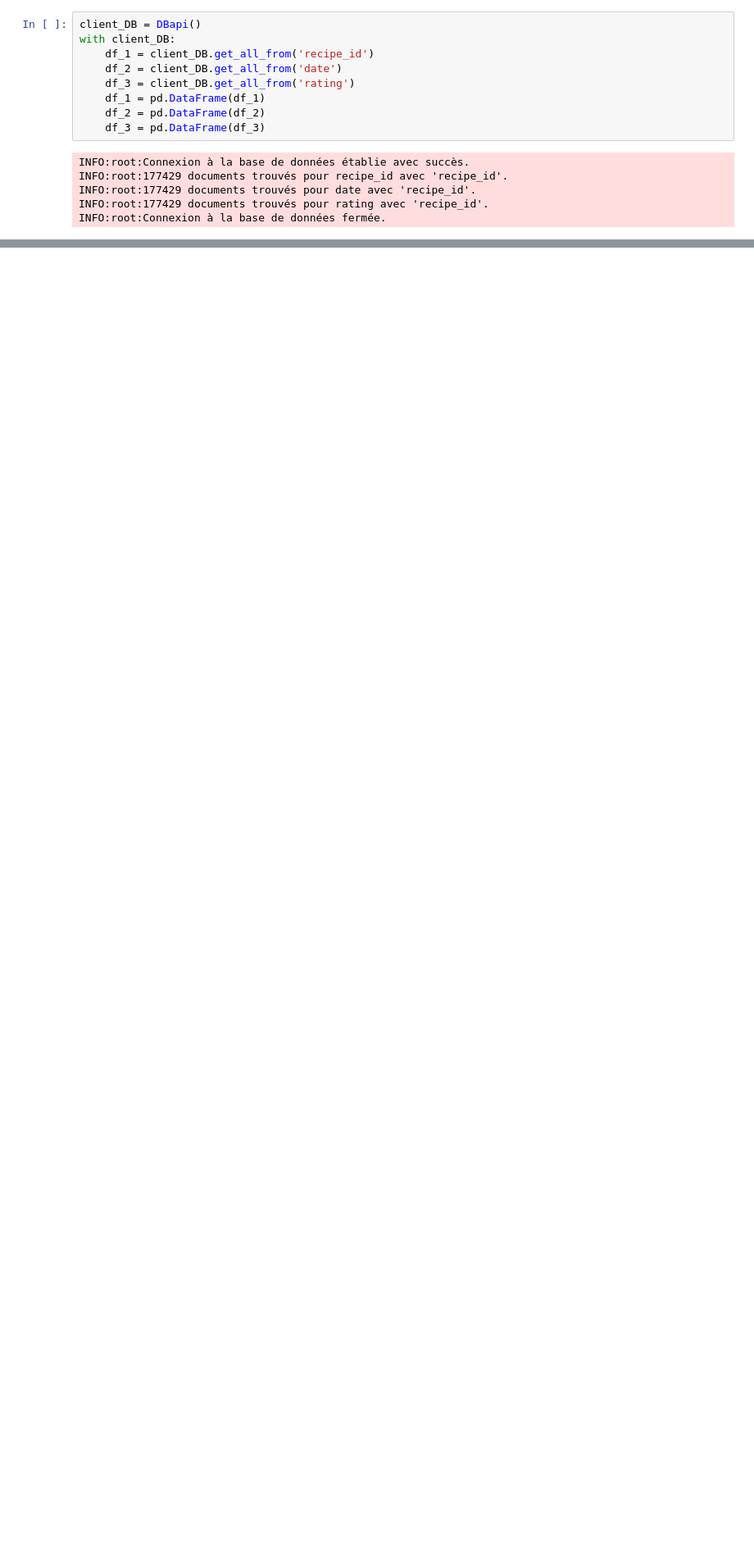
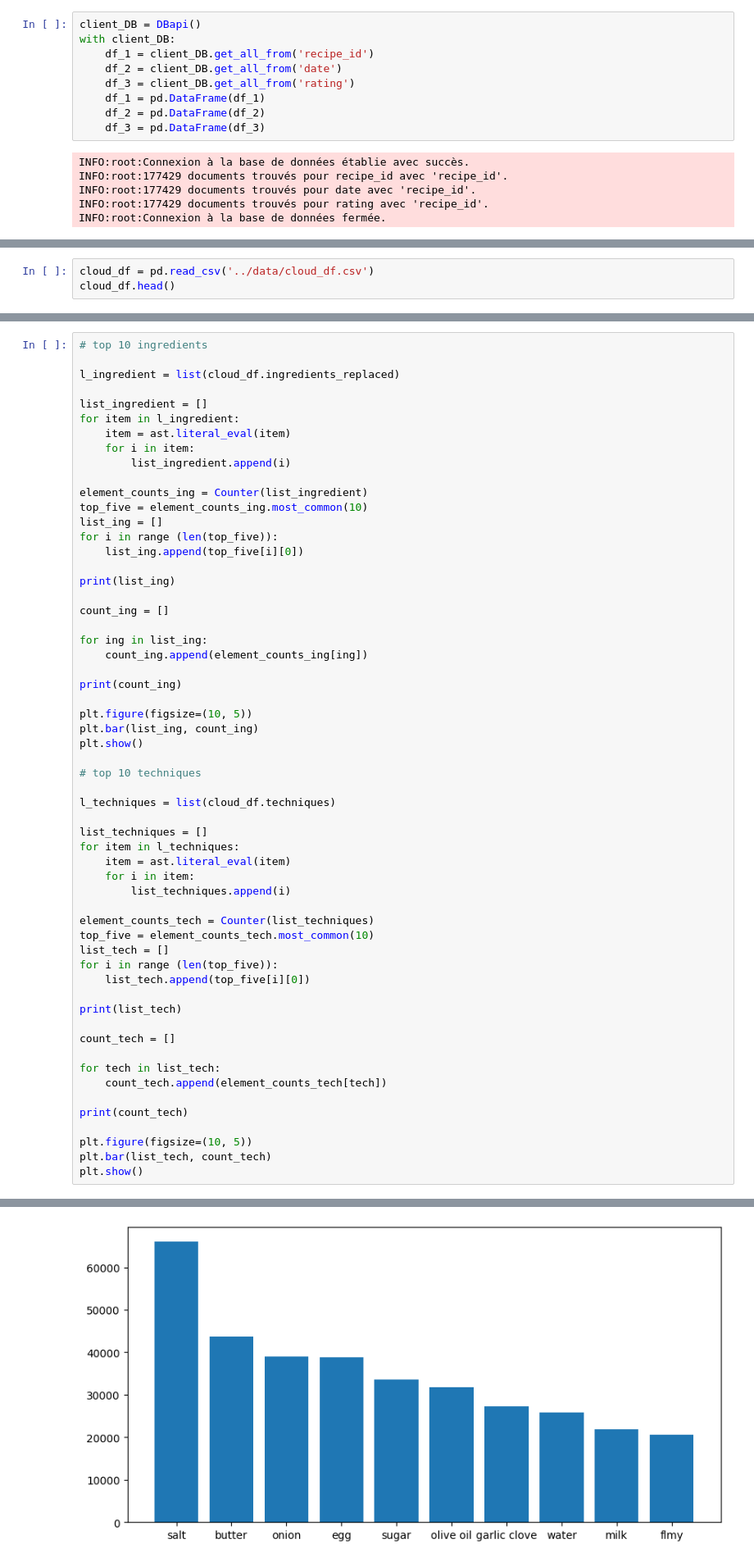
Before and after one commit to amaldre/projet_Kit_Big_Data, a Jupyter notebook: src/notebook_malfoy.ipynb, the cells around one changed output, grey strips where cells are left out. Shown at 82% size. Saved outputs shown, nothing was run; the diff lists cells and outputs as text; blank space fills up the shorter version.

Commit message:
bar plot ing tech

```diff
--- a/src/notebook_malfoy.ipynb
+++ b/src/notebook_malfoy.ipynb
@@ -168,0 +121,3 @@ print(top_5_recipes['rating'].isna().sum())
+# %%
+cloud_df = pd.read_csv('../data/cloud_df.csv')
+cloud_df.head()
@@ -168,0 +131,59 @@ print(top_5_recipes['rating'].isna().sum())
+# %%
+# top 10 ingredients
+
+l_ingredient = list(cloud_df.ingredients_replaced)
+
+list_ingredient = []
+for item in l_ingredient:
+    item = ast.literal_eval(item)
+    for i in item:
+        list_ingredient.append(i)
+
+element_counts_ing = Counter(list_ingredient)
+top_five = element_counts_ing.most_common(10)
+list_ing = []
+for i in range (len(top_five)):
+    list_ing.append(top_five[i][0])
+
+print(list_ing)
+
+count_ing = []
+
+for ing in list_ing:
+    count_ing.append(element_counts_ing[ing])
+
+print(count_ing)
+
+plt.figure(figsize=(10, 5))
+plt.bar(list_ing, count_ing)
+plt.show()
+
+# top 10 techniques
+
+l_techniques = list(cloud_df.techniques)
+
+list_techniques = []
+for item in l_techniques:
+    item = ast.literal_eval(item)
+    for i in item:
+        list_techniques.append(i)
+
+element_counts_tech = Counter(list_techniques)
+top_five = element_counts_tech.most_common(10)
+list_tech = []
+for i in range (len(top_five)):
+    list_tech.append(top_five[i][0])
+
+print(list_tech)
+
+count_tech = []
+
+for tech in list_tech:
+    count_tech.append(element_counts_tech[tech])
+
+print(count_tech)
+
+plt.figure(figsize=(10, 5))
+plt.bar(list_tech, count_tech)
+plt.show()
+# %% [output]
@@ -168,0 +192 @@ print(top_5_recipes['rating'].isna().sum())
+[figure, added]
```
Also changed, not shown: parts of 7 cells of this notebook, 3 other files.
